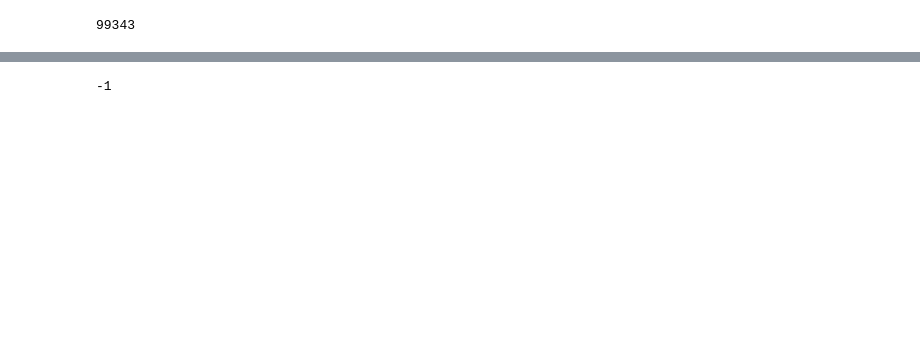
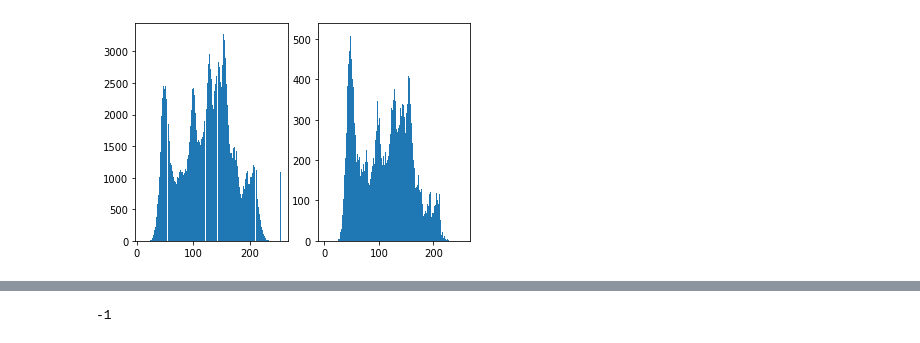
Before and after one commit to AndyXW/DigitalImageProcesing, a Jupyter notebook: selection.ipynb, the cells around one changed output, grey strips where cells are left out. Cells and saved outputs as stored; diff of their text form; code cells hidden in the pictures; blank space fills up the shorter version.

```diff
--- a/selection.ipynb
+++ b/selection.ipynb
@@ -38,11 +38,17 @@ print(np.sum(gradient>=1.5))
 # %%
 # get boundary pixels
 flag1 = (gradient <= 0)
-flag2 = (laplace >= 0.015)
+flag2 = (laplace >= 0.02)
 boundary = flag1 & flag2
-print(np.sum(boundary))
+p_boundary = img * boundary
-# %% [output]
-99343
+# %%
+plt.subplot(1,2,1)
+plt.hist(img.ravel(), 256, [10, 255])
+plt.subplot(1,2,2)
+plt.hist(p_boundary.ravel(), 256, [1, 255])
+plt.show()
+# %% [output]
+[figure, added]
 # %%
 # get value of threshold
 threshold = np.sum(img * boundary) / np.sum(boundary)
```
Also changed, not shown: parts of 7 cells of this notebook, 1 other file.
